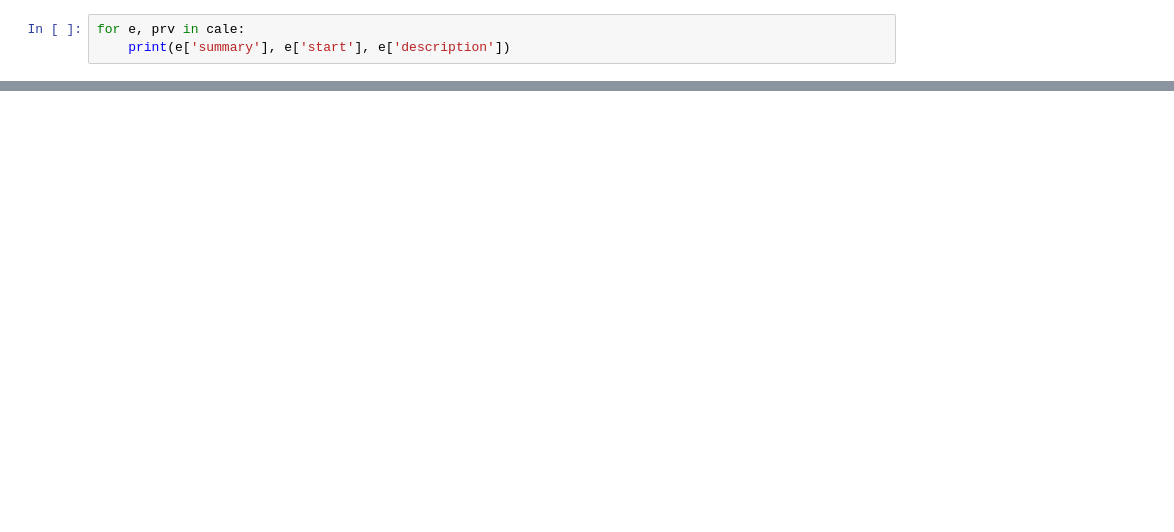
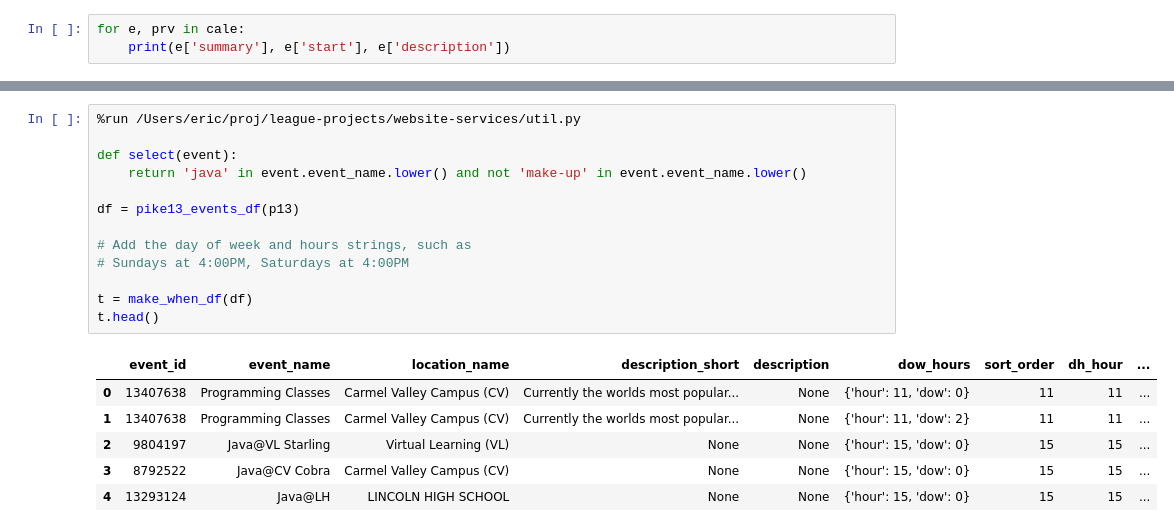
Before and after one commit to league-infrastructure/leaguesync, a Jupyter notebook: notebooks/Calendar.ipynb, the cells around one changed output, grey strips where cells are left out. Saved outputs shown, nothing was run; the diff lists cells and outputs as text; blank space fills up the shorter version.

```diff
--- a/notebooks/Calendar.ipynb
+++ b/notebooks/Calendar.ipynb
@@ -108,0 +165,20 @@ e
+# %%
+%run /Users/eric/proj/league-projects/website-services/util.py
+
+def select(event):
+    return 'java' in event.event_name.lower() and not 'make-up' in event.event_name.lower()
+
+df = pike13_events_df(p13)
+
+# Add the day of week and hours strings, such as
+# Sundays at 4:00PM, Saturdays at 4:00PM
+
+t = make_when_df(df)
+t.head()
+# %% [output]
+|  | event_id | event_name | location_name | description_short | description | dow_hours | sort_order | dh_hour | ... |
+| 0 | 13407638 | Programming Classes | Carmel Valley Campus (CV) | Currently the worlds most popular... | None | {'hour': 11, 'dow': 0} | 11 | 11 | ... |
+| 1 | 13407638 | Programming Classes | Carmel Valley Campus (CV) | Currently the worlds most popular... | None | {'hour': 11, 'dow': 2} | 11 | 11 | ... |
+| 2 | 9804197 | Java@VL Starling | Virtual Learning (VL) | None | None | {'hour': 15, 'dow': 0} | 15 | 15 | ... |
+| 3 | 8792522 | Java@CV Cobra | Carmel Valley Campus (CV) | None | None | {'hour': 15, 'dow': 0} | 15 | 15 | ... |
+| 4 | 13293124 | Java@LH | LINCOLN HIGH SCHOOL | None | None | {'hour': 15, 'dow': 0} | 15 | 15 | ... |
```
Also changed, not shown: parts of 15 cells of this notebook, 3 other files.
